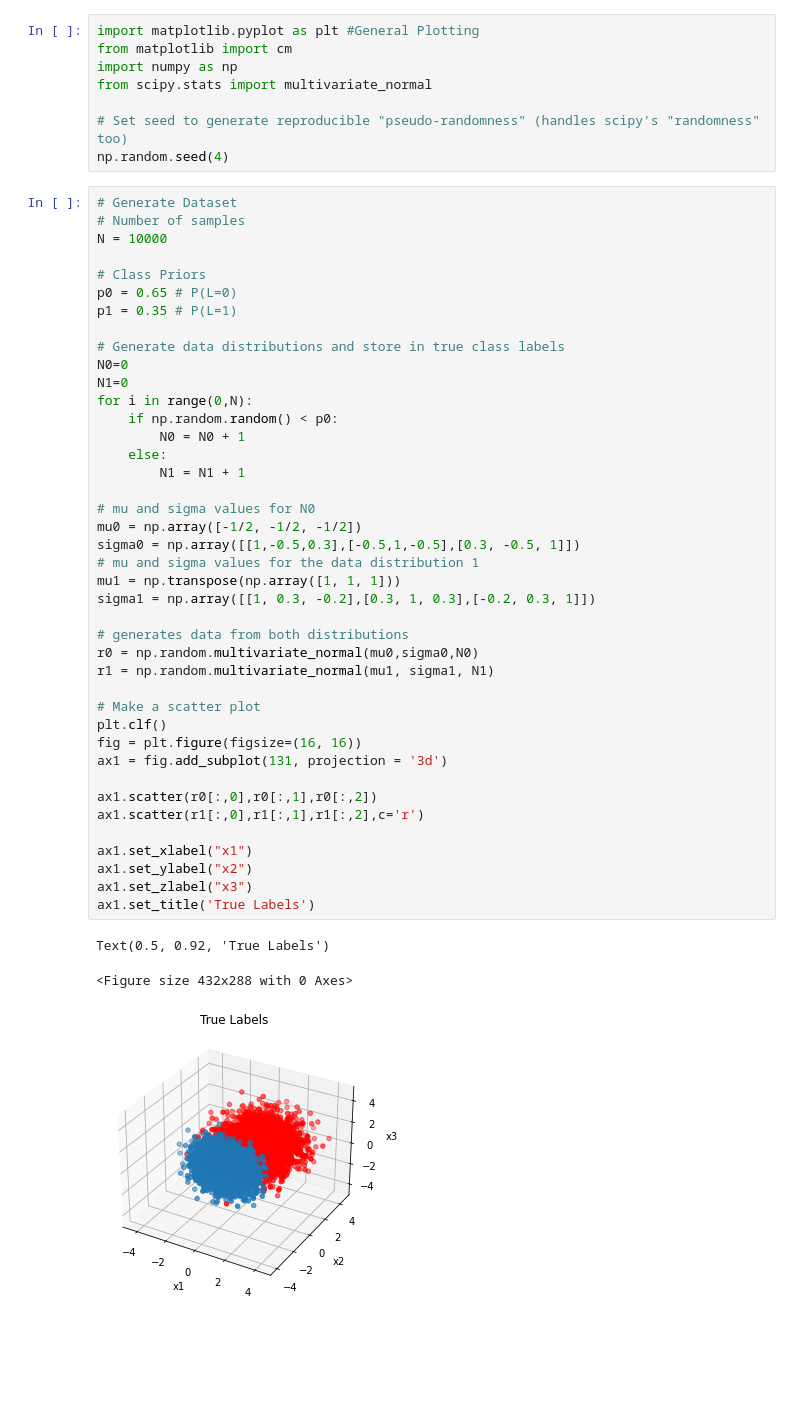
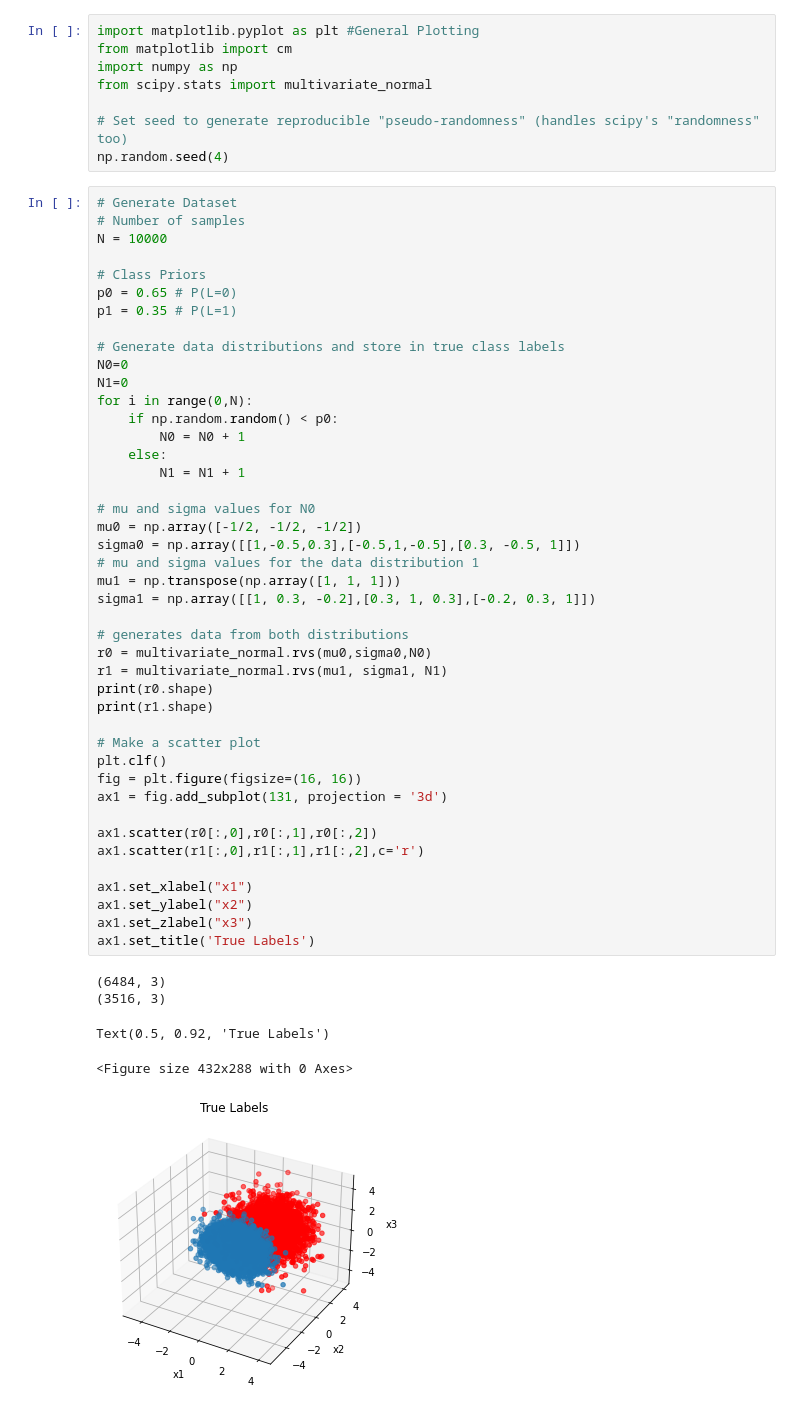
Before and after one commit to meuliano/EECE5644, a Jupyter notebook: HW1/euliano_eece5644_hw1_1.ipynb, the cells around one changed output. Cells and saved outputs as stored; diff of their text form; blank space fills up the shorter version.

```diff
--- a/HW1/euliano_eece5644_hw1_1.ipynb
+++ b/HW1/euliano_eece5644_hw1_1.ipynb
@@ -19,35 +19,39 @@ p1 = 0.35 # P(L=1)
 N0=0
 N1=0
 for i in range(0,N):
     if np.random.random() < p0:
         N0 = N0 + 1
     else:
         N1 = N1 + 1
 
 # mu and sigma values for N0
 mu0 = np.array([-1/2, -1/2, -1/2])
 sigma0 = np.array([[1,-0.5,0.3],[-0.5,1,-0.5],[0.3, -0.5, 1]])
 # mu and sigma values for the data distribution 1
 mu1 = np.transpose(np.array([1, 1, 1]))
 sigma1 = np.array([[1, 0.3, -0.2],[0.3, 1, 0.3],[-0.2, 0.3, 1]])
 
 # generates data from both distributions
-r0 = np.random.multivariate_normal(mu0,sigma0,N0)
-r1 = np.random.multivariate_normal(mu1, sigma1, N1)
+r0 = multivariate_normal.rvs(mu0,sigma0,N0)
+r1 = multivariate_normal.rvs(mu1, sigma1, N1)
+print(r0.shape)
+print(r1.shape)
 
 # Make a scatter plot
 plt.clf()
 fig = plt.figure(figsize=(16, 16))
 ax1 = fig.add_subplot(131, projection = '3d')
 
 ax1.scatter(r0[:,0],r0[:,1],r0[:,2])
 ax1.scatter(r1[:,0],r1[:,1],r1[:,2],c='r')
 
 ax1.set_xlabel("x1")
 ax1.set_ylabel("x2")
 ax1.set_zlabel("x3")
 ax1.set_title('True Labels')
 # %% [output]
-Text(0.5, 0.92, 'True Labels')
+(6484, 3)
+(3516, 3)
-<Figure size 432x288 with 0 Axes>
+Text(0.5, 0.92, 'True Labels')
+<Figure size 432x288 with 0 Axes>
-[figure, old version]
+[figure, new version]
```
Also changed, not shown: parts of 7 cells of this notebook, 2 other files.
